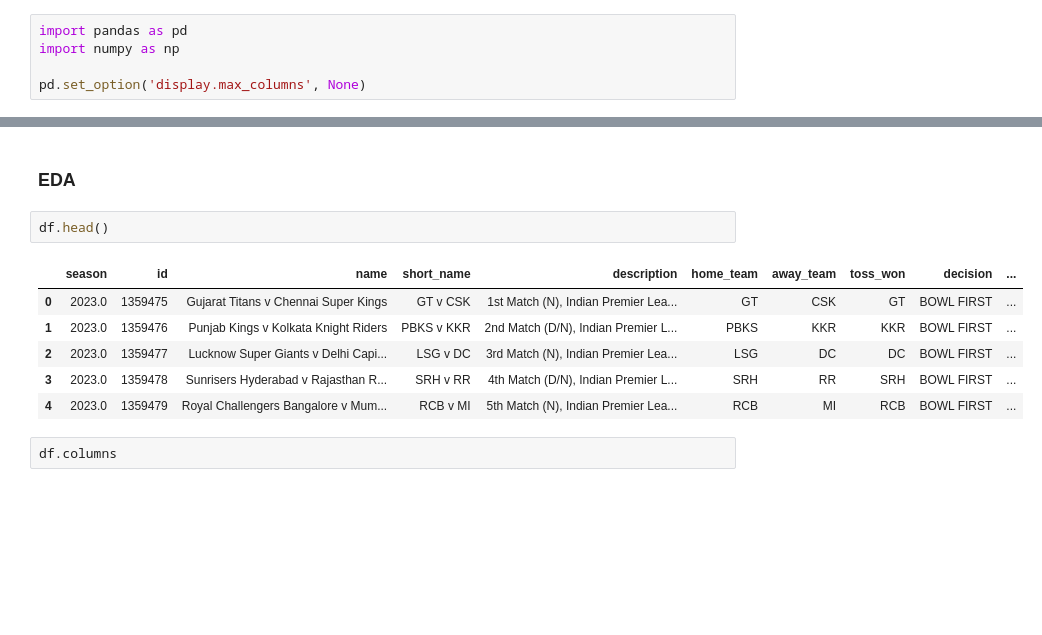
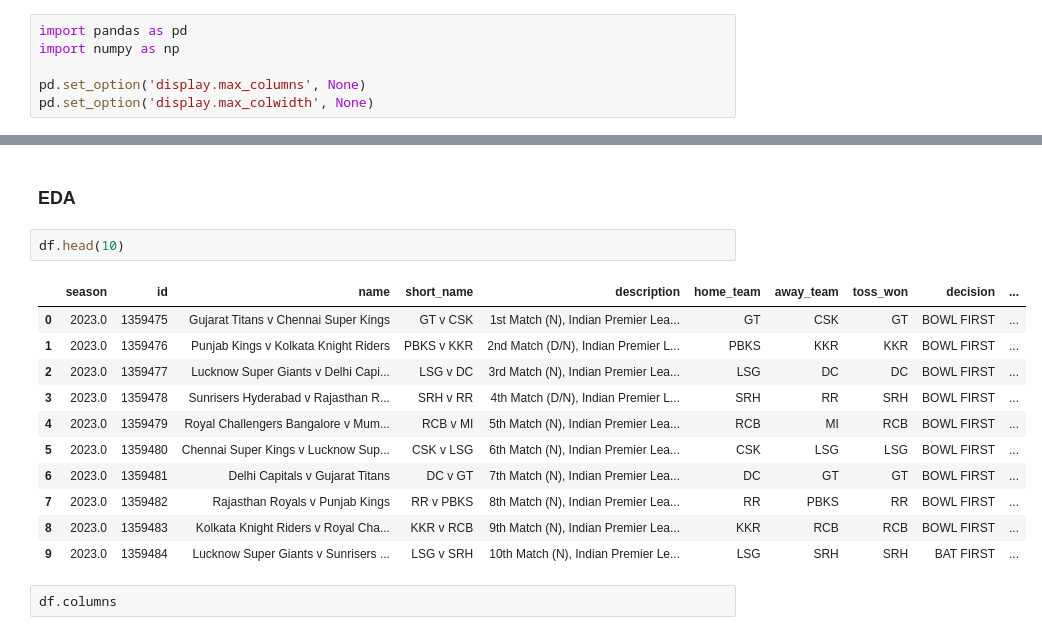
Before and after one commit to nupsea/mlzc-ipl-pred, a Jupyter notebook: ipl_note/analysis.ipynb, the cells around one changed output, grey strips where cells are left out. Cells and saved outputs as stored; diff of their text form; blank space fills up the shorter version.

```diff
--- a/ipl_note/analysis.ipynb
+++ b/ipl_note/analysis.ipynb
@@ -3,19 +3,25 @@ import pandas as pd
 import numpy as np
 
 pd.set_option('display.max_columns', None)
+pd.set_option('display.max_colwidth', None)
 # %%
 df = pd.read_csv('../DATA/all_season_summary.csv')
 # %% [markdown]
 ### EDA
 # %%
-df.head()
+df.head(10)
 # %% [output]
 |  | season | id | name | short_name | description | home_team | away_team | toss_won | decision | ... |
 | 0 | 2023.0 | 1359475 | Gujarat Titans v Chennai Super Kings | GT v CSK | 1st Match (N), Indian Premier Lea... | GT | CSK | GT | BOWL FIRST | ... |
 | 1 | 2023.0 | 1359476 | Punjab Kings v Kolkata Knight Riders | PBKS v KKR | 2nd Match (D/N), Indian Premier L... | PBKS | KKR | KKR | BOWL FIRST | ... |
 | 2 | 2023.0 | 1359477 | Lucknow Super Giants v Delhi Capi... | LSG v DC | 3rd Match (N), Indian Premier Lea... | LSG | DC | DC | BOWL FIRST | ... |
 | 3 | 2023.0 | 1359478 | Sunrisers Hyderabad v Rajasthan R... | SRH v RR | 4th Match (D/N), Indian Premier L... | SRH | RR | SRH | BOWL FIRST | ... |
 | 4 | 2023.0 | 1359479 | Royal Challengers Bangalore v Mum... | RCB v MI | 5th Match (N), Indian Premier Lea... | RCB | MI | RCB | BOWL FIRST | ... |
+| 5 | 2023.0 | 1359480 | Chennai Super Kings v Lucknow Sup... | CSK v LSG | 6th Match (N), Indian Premier Lea... | CSK | LSG | LSG | BOWL FIRST | ... |
+| 6 | 2023.0 | 1359481 | Delhi Capitals v Gujarat Titans | DC v GT | 7th Match (N), Indian Premier Lea... | DC | GT | GT | BOWL FIRST | ... |
+| 7 | 2023.0 | 1359482 | Rajasthan Royals v Punjab Kings | RR v PBKS | 8th Match (N), Indian Premier Lea... | RR | PBKS | RR | BOWL FIRST | ... |
+| 8 | 2023.0 | 1359483 | Kolkata Knight Riders v Royal Cha... | KKR v RCB | 9th Match (N), Indian Premier Lea... | KKR | RCB | RCB | BOWL FIRST | ... |
+| 9 | 2023.0 | 1359484 | Lucknow Super Giants v Sunrisers ... | LSG v SRH | 10th Match (N), Indian Premier Le... | LSG | SRH | SRH | BAT FIRST | ... |
 # %%
 df.columns
 # %% [output]
```
Also changed, not shown: parts of 65 cells of this notebook, 8 other files.
